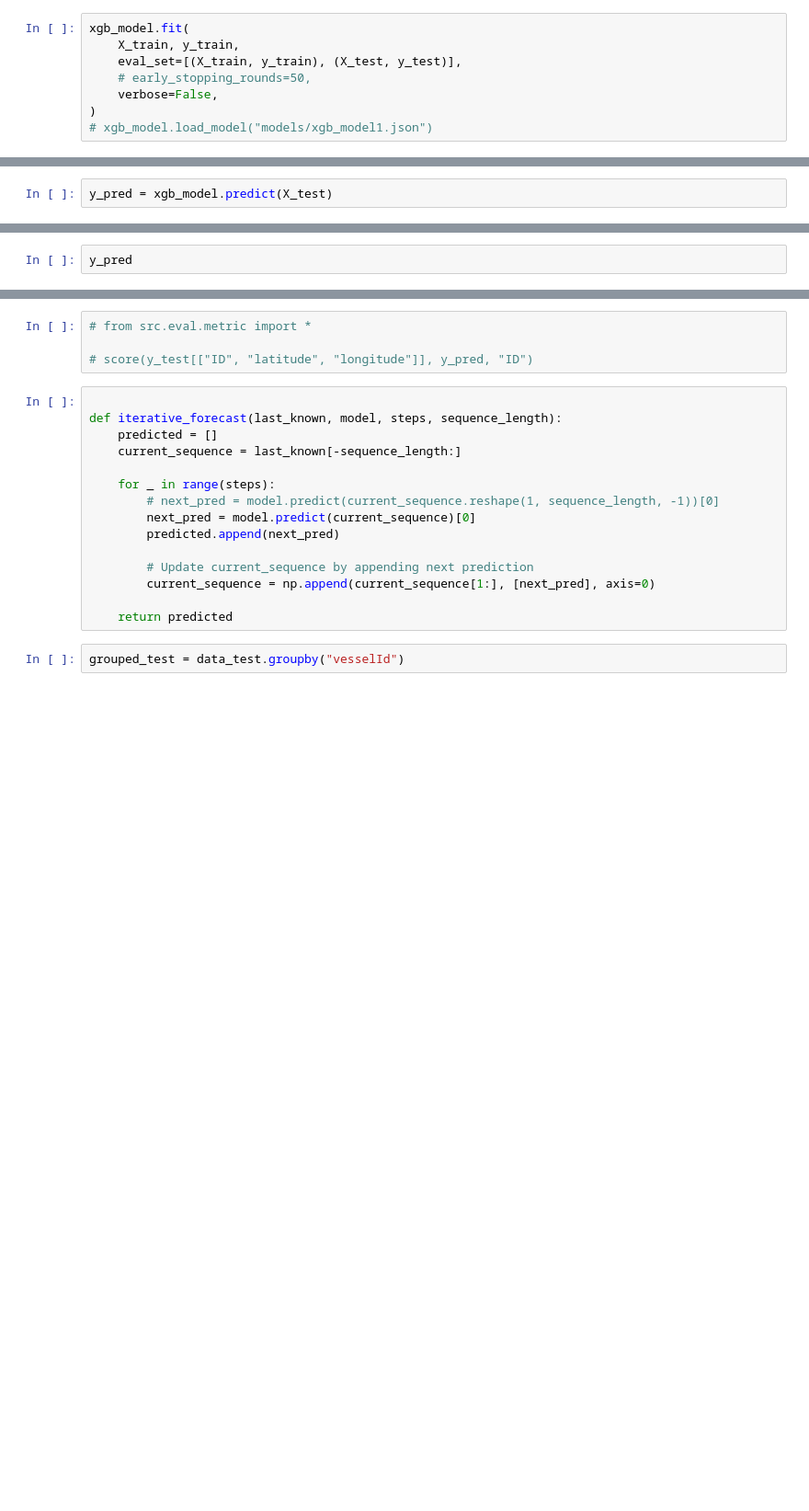
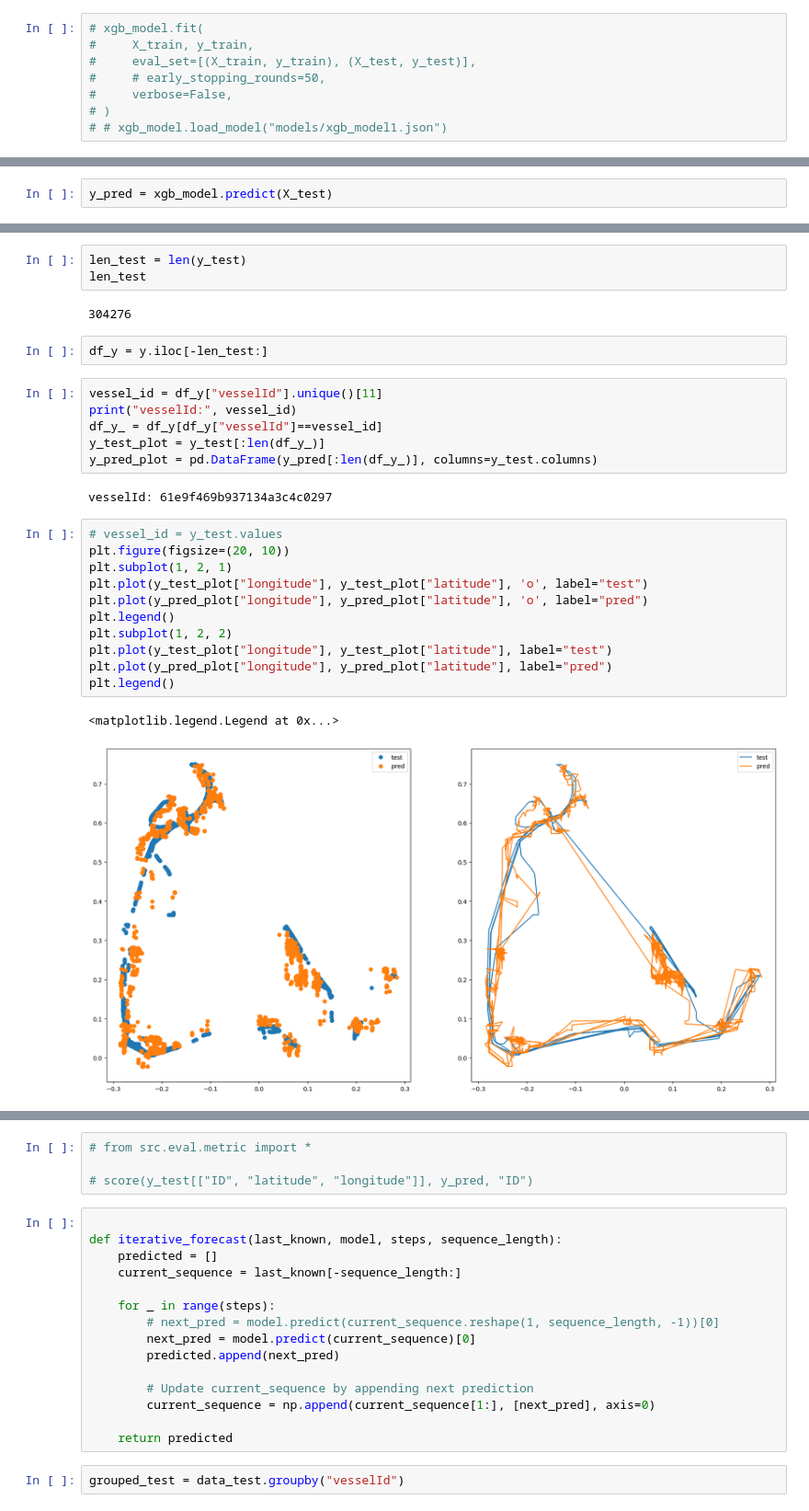
Before and after one commit to art-test-stack/vessel_position_forecast, a Jupyter notebook: read_csv.ipynb, the cells around one changed output, grey strips where cells are left out. Shown: that part at 92% size. Drawn from its saved outputs; the diff is of its cells as text; blank space fills up the shorter version.

Commit message:
visual vessel pos and model grid search

```diff
--- a/read_csv.ipynb
+++ b/read_csv.ipynb
@@ -202,8 +253,8 @@ y_test = y_test_scaled[scaled_features]
 # %%
-xgb_model.fit(
-    X_train, y_train,
-    eval_set=[(X_train, y_train), (X_test, y_test)],
-    # early_stopping_rounds=50,
-    verbose=False,
-)
-# xgb_model.load_model("models/xgb_model1.json")
+# xgb_model.fit(
+#     X_train, y_train,
+#     eval_set=[(X_train, y_train), (X_test, y_test)],
+#     # early_stopping_rounds=50,
+#     verbose=False,
+# )
+# # xgb_model.load_model("models/xgb_model1.json")
@@ -234,2 +329,29 @@ y_test[scaled_features]
-# %%
-y_pred
+# %%
+len_test = len(y_test)
+len_test
+# %% [output]
+304276
+# %%
+df_y = y.iloc[-len_test:]
+# %%
+vessel_id = df_y["vesselId"].unique()[11]
+print("vesselId:", vessel_id)
+df_y_ = df_y[df_y["vesselId"]==vessel_id]
+y_test_plot = y_test[:len(df_y_)]
+y_pred_plot = pd.DataFrame(y_pred[:len(df_y_)], columns=y_test.columns)
+# %% [output]
+vesselId: 61e9f469b937134a3c4c0297
+# %%
+# vessel_id = y_test.values
+plt.figure(figsize=(20, 10))
+plt.subplot(1, 2, 1)
+plt.plot(y_test_plot["longitude"], y_test_plot["latitude"], 'o', label="test")
+plt.plot(y_pred_plot["longitude"], y_pred_plot["latitude"], 'o', label="pred")
+plt.legend()
+plt.subplot(1, 2, 2)
+plt.plot(y_test_plot["longitude"], y_test_plot["latitude"], label="test")
+plt.plot(y_pred_plot["longitude"], y_pred_plot["latitude"], label="pred")
+plt.legend()
+# %% [output]
+<matplotlib.legend.Legend at 0x...>
+[figure, added]
```
Also changed, not shown: parts of 21 cells of this notebook, 1 other file.
